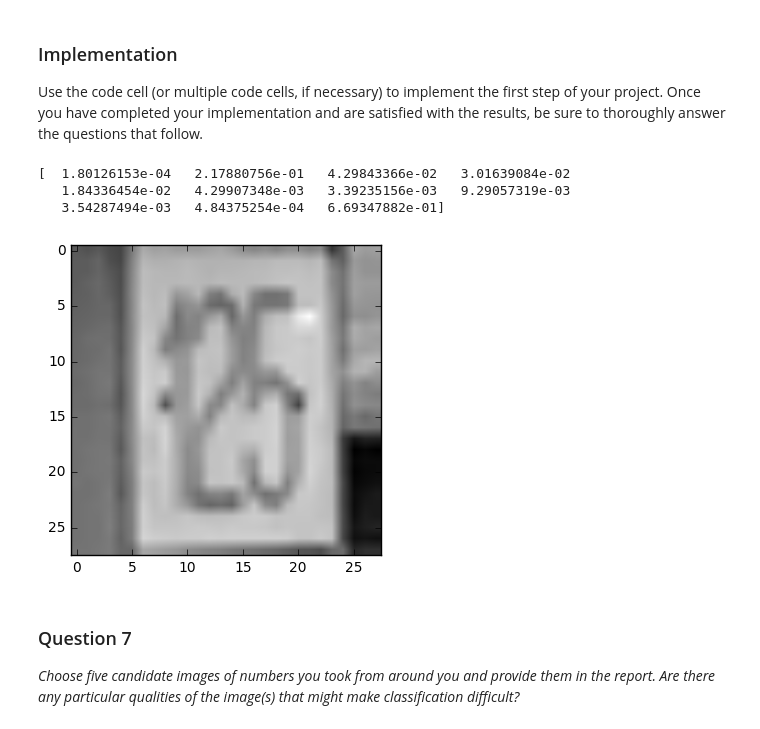
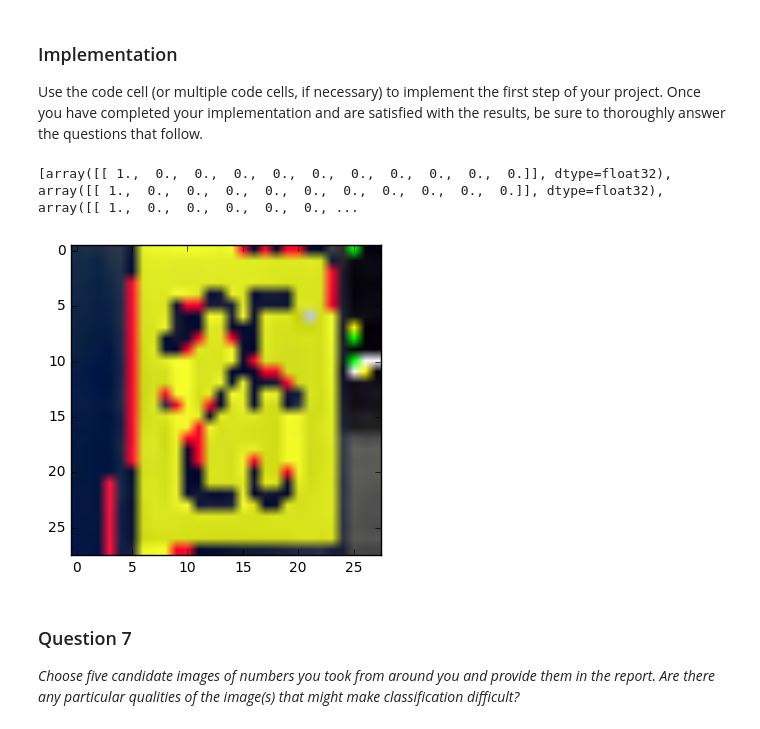
Before and after one commit to asindico/digitRecognition, a Jupyter notebook: digit_recognition.ipynb, the cells around one changed output. Cells and saved outputs as stored; diff of their text form; code cells hidden in the pictures.

```diff
--- a/digit_recognition.ipynb
+++ b/digit_recognition.ipynb
@@ -529,32 +539,31 @@ Use the code cell (or multiple code cells, if necessary) to implement the first
 # %%
 #with tf.Session(graph=graph) as session:
 #tf.global_variables_initializer().run()
 #sp = saver.restore(session, "./SVHN_CNN.ckpt")
 #saver = tf.train.Saver()
 shot_folder="./"
 filename = 'shot1.jpg'
 fullname = os.path.join(shot_folder, filename)
-img = Image.open(fullname).filter(ImageFilter.EDGE_ENHANCE)
+img = Image.open(fullname)
 img = img.resize((SV_IMG_SIZE,SV_IMG_SIZE), Image.ANTIALIAS)
 array = np.asarray(img)
 array =  array.reshape((SV_IMG_SIZE,SV_IMG_SIZE,3)).astype(np.float32)
-na = np.zeros([SV_IMG_SIZE,SV_IMG_SIZE],dtype=int)
-for x in range (array.shape[0]):
-    for y in range (array.shape[1]):
-        na[x][y]=np.average(array[x][y][:])
-t = []
-na = na.reshape(1,SV_IMG_SIZE,SV_IMG_SIZE,1)
+#na = np.zeros([SV_IMG_SIZE,SV_IMG_SIZE],dtype=int)
+#for x in range (array.shape[0]):
+#    for y in range (array.shape[1]):
+#        na[x][y]=np.average(array[x][y][:])
+#t = []
+array = array - np.mean(array)
+array = array.reshape(1,SV_IMG_SIZE,SV_IMG_SIZE,SV_CHANNELS)
 
-plt.imshow(na.reshape(SV_IMG_SIZE,SV_IMG_SIZE),cmap='gray')
-y_pred = model.predict(na,batch_size=1,verbose=0)
-print((max(y_pred[1])))
+plt.imshow(array.reshape(SV_IMG_SIZE,SV_IMG_SIZE,SV_CHANNELS))
+y_pred = cnn_recog.predict(array,batch_size=1,verbose=0)
+print(y_pred)
 #sess.run(valid_prediction, feed_dict={x: na})
 #print(y_pred)
 # %% [output]
-[  1.80126153e-04   2.17880756e-01   4.29843366e-02   3.01639084e-02
-   1.84336454e-02   4.29907348e-03   3.39235156e-03   9.29057319e-03
-   3.54287494e-03   4.84375254e-04   6.69347882e-01]
+[array([[ 1.,  0.,  0.,  0.,  0.,  0.,  0.,  0.,  0.,  0.,  0.]], dtype=float32), array([[ 1.,  0.,  0.,  0.,  0.,  0.,  0.,  0.,  0.,  0.,  0.]], dtype=float32), array([[ 1.,  0.,  0.,  0.,  0.,  0., ...
-[figure, old version]
+[figure, new version]
 # %% [markdown]
 
 ### Question 7
```
Also changed, not shown: parts of 5 cells of this notebook.
